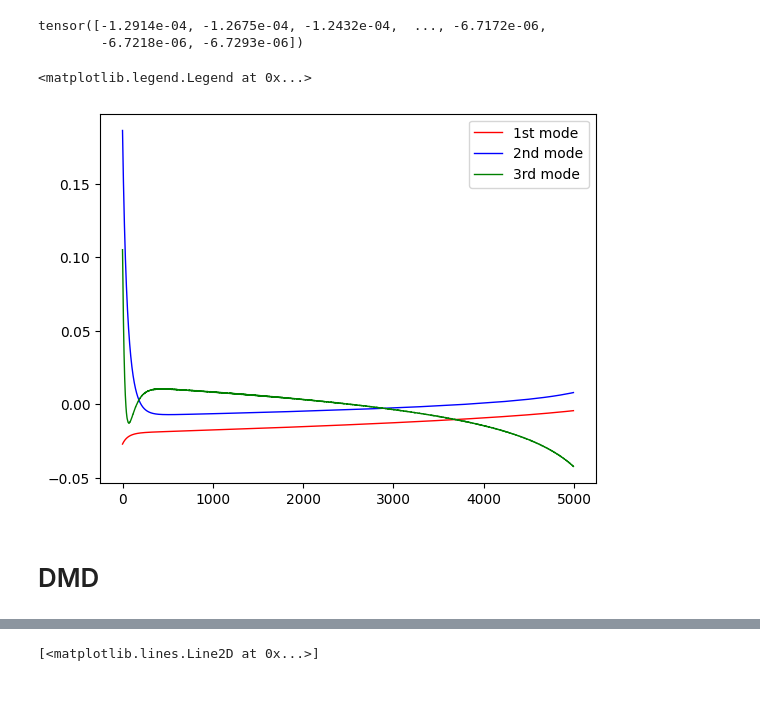
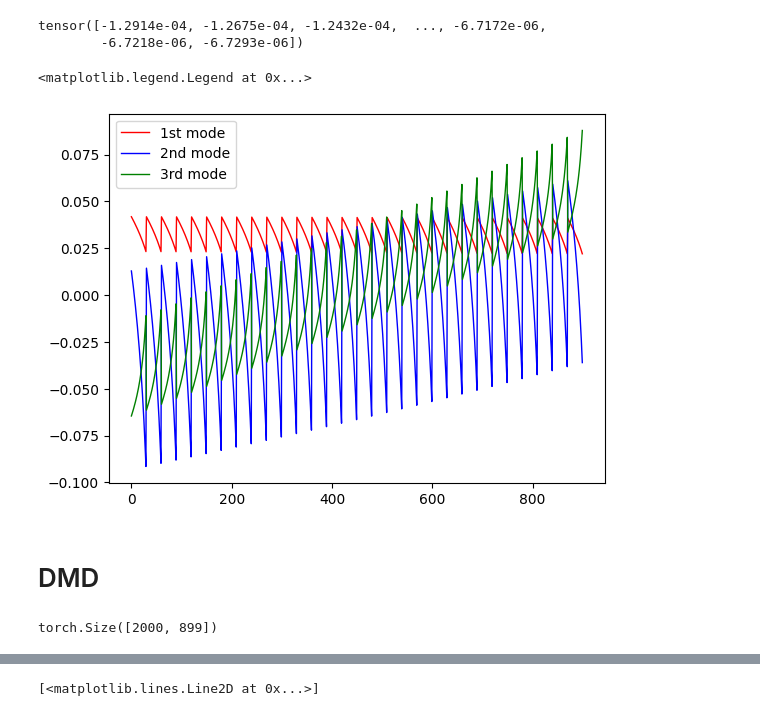
Before and after one commit to JPROSS18/JackRoss-PhD-Notes, a Jupyter notebook: NODE_Dynamic_Bifurcation_Parameter/DMD_Multiscale/DMD_saddlenode_v1.ipynb, the cells around one changed output, grey strips where cells are left out. Saved outputs shown, nothing was run; the diff lists cells and outputs as text; code cells hidden in the pictures.

```diff
--- a/NODE_Dynamic_Bifurcation_Parameter/DMD_Multiscale/DMD_saddlenode_v1.ipynb
+++ b/NODE_Dynamic_Bifurcation_Parameter/DMD_Multiscale/DMD_saddlenode_v1.ipynb
@@ -78,13 +98,13 @@ svd.U[:-1, 0] - svd.U[1:, 0]
 tensor([-1.2914e-04, -1.2675e-04, -1.2432e-04,  ..., -6.7172e-06,
         -6.7218e-06, -6.7293e-06])
 # %%
-plt.plot(svd.U[:, 0], linewidth=1, marker='', mfc='None', color='r', label='1st mode')
-plt.plot(svd.U[:, 1], linewidth=1, marker='', mfc='None', color='b', label='2nd mode')
-plt.plot(svd.U[:, 2], linewidth=1, marker='', mfc='None', color='g', label='3rd mode')
+plt.plot(svd.V[:, 0], linewidth=1, marker='', mfc='None', color='r', label='1st mode')
+plt.plot(svd.V[:, 1], linewidth=1, marker='', mfc='None', color='b', label='2nd mode')
+plt.plot(svd.V[:, 2], linewidth=1, marker='', mfc='None', color='g', label='3rd mode')
 plt.legend()
 # %% [output]
 <matplotlib.legend.Legend at 0x...>
-[figure, old version]
+[figure, new version]
 # %% [markdown]
 # DMD
 # %%
@@ -93,3 +113,7 @@ Y = embedded_data[1:]
+# %%
+X.shape
+# %% [output]
+torch.Size([2000, 899])
 # %%
 torch.svd(X).S
 # %% [output]
```
Also changed, not shown: parts of 7 cells of this notebook, 14 other files.
